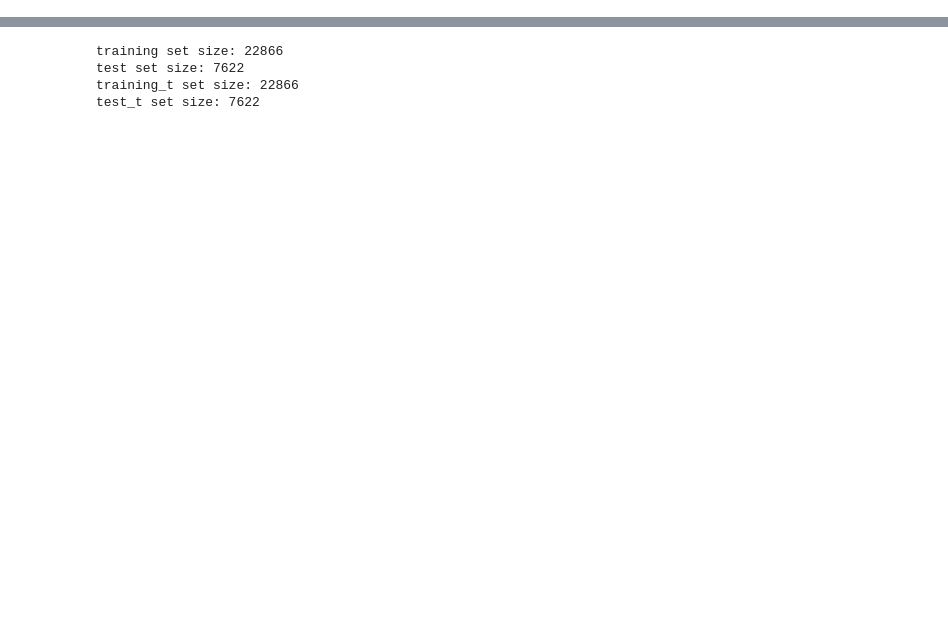
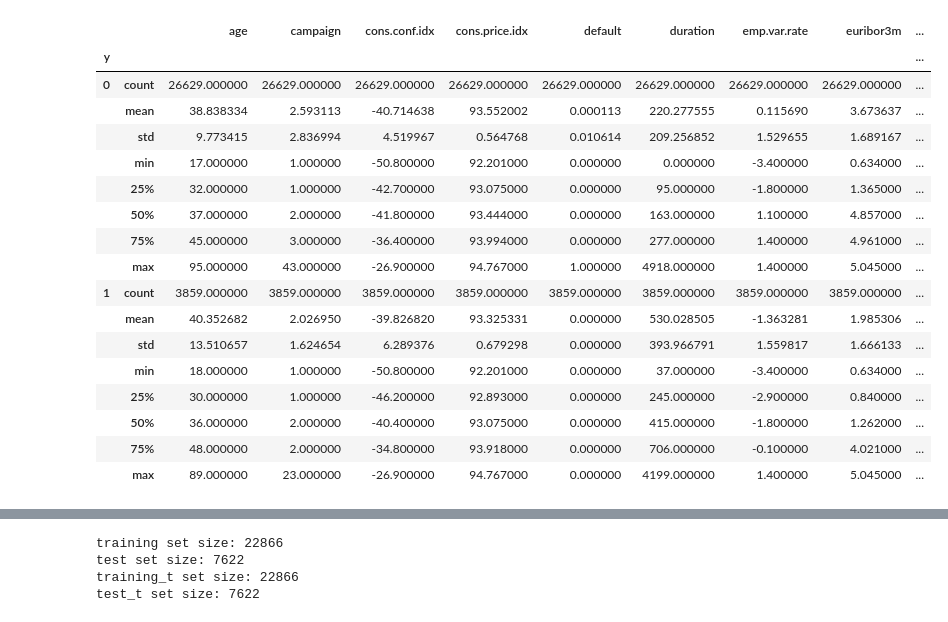
Before and after one commit to gfsoileau/Bank_marketing, a Jupyter notebook: bank.ipynb, the cells around one changed output, grey strips where cells are left out. Drawn from its saved outputs; the diff is of its cells as text; code cells hidden in the pictures; blank space fills up the shorter version.

```diff
--- a/bank.ipynb
+++ b/bank.ipynb
@@ -77,0 +91,22 @@ df.head(3)
+# %%
+flask_t =df.groupby('y')
+flask_t.describe()
+# %% [output]
+|  |  | age | campaign | cons.conf.idx | cons.price.idx | default | duration | emp.var.rate | euribor3m | ... |
+| y |  |  |  |  |  |  |  |  |  | ... |
+| 0 | count | 26629.000000 | 26629.000000 | 26629.000000 | 26629.000000 | 26629.000000 | 26629.000000 | 26629.000000 | 26629.000000 | ... |
+|  | mean | 38.838334 | 2.593113 | -40.714638 | 93.552002 | 0.000113 | 220.277555 | 0.115690 | 3.673637 | ... |
+|  | std | 9.773415 | 2.836994 | 4.519967 | 0.564768 | 0.010614 | 209.256852 | 1.529655 | 1.689167 | ... |
+|  | min | 17.000000 | 1.000000 | -50.800000 | 92.201000 | 0.000000 | 0.000000 | -3.400000 | 0.634000 | ... |
+|  | 25% | 32.000000 | 1.000000 | -42.700000 | 93.075000 | 0.000000 | 95.000000 | -1.800000 | 1.365000 | ... |
+|  | 50% | 37.000000 | 2.000000 | -41.800000 | 93.444000 | 0.000000 | 163.000000 | 1.100000 | 4.857000 | ... |
+|  | 75% | 45.000000 | 3.000000 | -36.400000 | 93.994000 | 0.000000 | 277.000000 | 1.400000 | 4.961000 | ... |
+|  | max | 95.000000 | 43.000000 | -26.900000 | 94.767000 | 1.000000 | 4918.000000 | 1.400000 | 5.045000 | ... |
+| 1 | count | 3859.000000 | 3859.000000 | 3859.000000 | 3859.000000 | 3859.000000 | 3859.000000 | 3859.000000 | 3859.000000 | ... |
+|  | mean | 40.352682 | 2.026950 | -39.826820 | 93.325331 | 0.000000 | 530.028505 | -1.363281 | 1.985306 | ... |
+|  | std | 13.510657 | 1.624654 | 6.289376 | 0.679298 | 0.000000 | 393.966791 | 1.559817 | 1.666133 | ... |
+|  | min | 18.000000 | 1.000000 | -50.800000 | 92.201000 | 0.000000 | 37.000000 | -3.400000 | 0.634000 | ... |
+|  | 25% | 30.000000 | 1.000000 | -46.200000 | 92.893000 | 0.000000 | 245.000000 | -2.900000 | 0.840000 | ... |
+|  | 50% | 36.000000 | 2.000000 | -40.400000 | 93.075000 | 0.000000 | 415.000000 | -1.800000 | 1.262000 | ... |
+|  | 75% | 48.000000 | 2.000000 | -34.800000 | 93.918000 | 0.000000 | 706.000000 | -0.100000 | 4.021000 | ... |
+|  | max | 89.000000 | 23.000000 | -26.900000 | 94.767000 | 0.000000 | 4199.000000 | 1.400000 | 5.045000 | ... |
```
Also changed, not shown: parts of 11 cells of this notebook.
